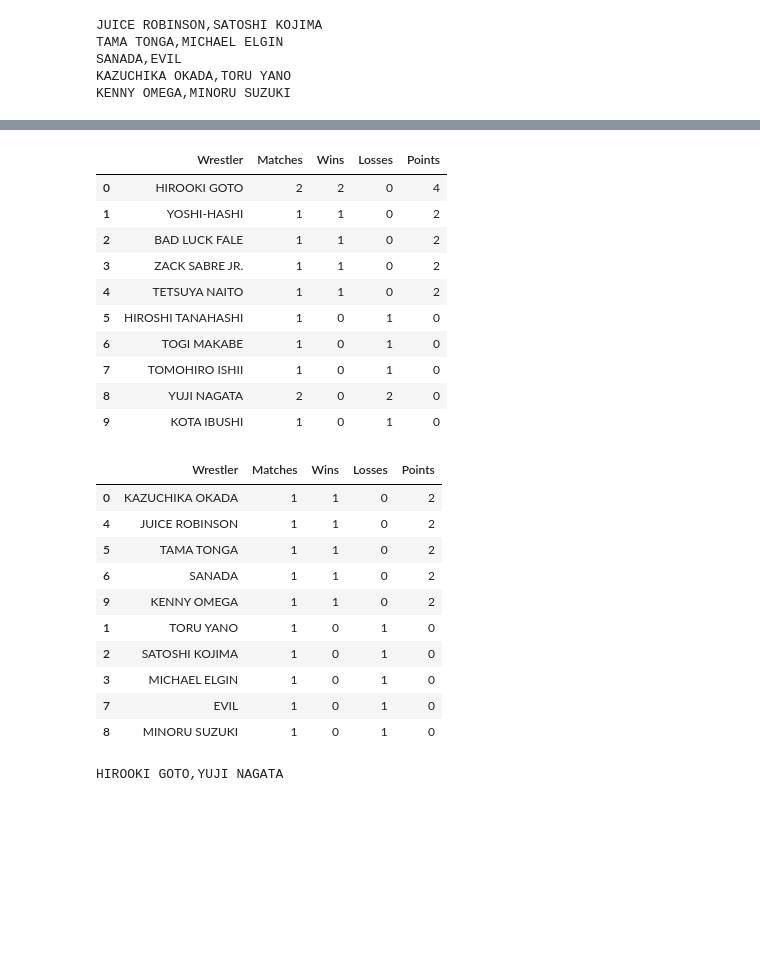
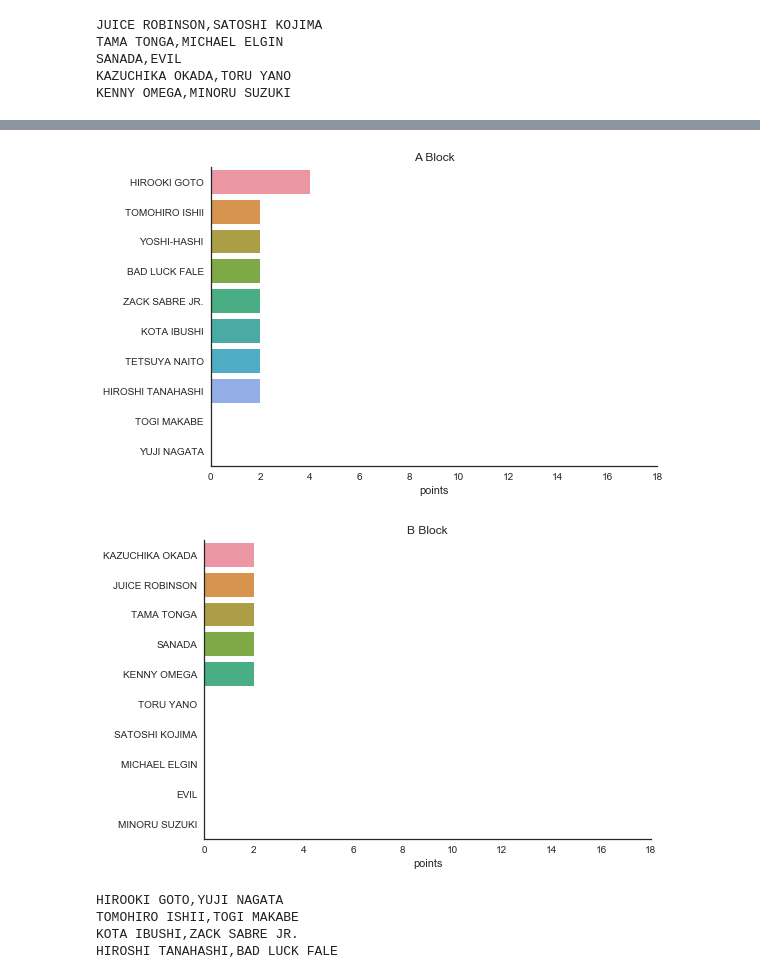
Before and after one commit to ShahnurIslam/G1_Climax1, a Jupyter notebook: G1 Climax Analysis.ipynb, the cells around one changed output, grey strips where cells are left out. Drawn from its saved outputs; the diff is of its cells as text; code cells hidden in the pictures; blank space fills up the shorter version.

```diff
--- a/G1 Climax Analysis.ipynb
+++ b/G1 Climax Analysis.ipynb
@@ -8,6 +8,7 @@ import itertools
 import matplotlib.pyplot as plt
 import seaborn as sns
 pd.options.display.float_format = '{:,.0f}'.format
+sns.set_style('white')
 # %% [markdown]
 Read the csv file with the block names
 # %%
@@ -216,40 +168,0 @@ A_Block = A_Block.sort_values(['Points'],ascending=False)
-# %%
-A_Block
-# %% [output]
-|  | Wrestler | Matches | Wins | Losses | Points |
-| 0 | HIROOKI GOTO | 2 | 2 | 0 | 4 |
-| 1 | YOSHI-HASHI | 1 | 1 | 0 | 2 |
-| 2 | BAD LUCK FALE | 1 | 1 | 0 | 2 |
-| 3 | ZACK SABRE JR. | 1 | 1 | 0 | 2 |
-| 4 | TETSUYA NAITO | 1 | 1 | 0 | 2 |
-| 5 | HIROSHI TANAHASHI | 1 | 0 | 1 | 0 |
-| 6 | TOGI MAKABE | 1 | 0 | 1 | 0 |
-| 7 | TOMOHIRO ISHII | 1 | 0 | 1 | 0 |
-| 8 | YUJI NAGATA | 2 | 0 | 2 | 0 |
-| 9 | KOTA IBUSHI | 1 | 0 | 1 | 0 |
-# %%
-B_Block['Wins'] = B_Block['Wrestler'].map(B_matches['Winner'].value_counts())
-B_Block['Losses'] = B_Block['Wrestler'].map(B_matches['Loser'].value_counts())
-B_Block = B_Block.fillna(0)
-B_Block['Matches'] = B_Block['Wins'] + B_Block['Losses']
-B_Block = B_Block[['Wrestler','Matches','Wins','Losses']]
-B_Block['Points'] = B_Block['Wins']*2
-B_Block = B_Block.sort_values(['Points'],ascending=False)
-# %%
-B_Block
-# %% [output]
-|  | Wrestler | Matches | Wins | Losses | Points |
-| 0 | KAZUCHIKA OKADA | 1 | 1 | 0 | 2 |
-| 4 | JUICE ROBINSON | 1 | 1 | 0 | 2 |
-| 5 | TAMA TONGA | 1 | 1 | 0 | 2 |
-| 6 | SANADA | 1 | 1 | 0 | 2 |
-| 9 | KENNY OMEGA | 1 | 1 | 0 | 2 |
-| 1 | TORU YANO | 1 | 0 | 1 | 0 |
-| 2 | SATOSHI KOJIMA | 1 | 0 | 1 | 0 |
-| 3 | MICHAEL ELGIN | 1 | 0 | 1 | 0 |
-| 7 | EVIL | 1 | 0 | 1 | 0 |
-| 8 | MINORU SUZUKI | 1 | 0 | 1 | 0 |
-# %%
-updateresults(A_matches, 'Hirooki', 'Nagata')
-# %% [output]
-HIROOKI GOTO,YUJI NAGATA
@@ -255,0 +171,28 @@ HIROOKI GOTO,YUJI NAGATA
+# %%
+ax= sns.barplot(y='Wrestler', x='Points', data=A_Block)
+ax.set_xlim(0,18)
+sns.despine()
+ax.set_ylabel('')
+ax.set_xlabel('points')
+ax.set_title('A Block')
+plt.show()
+ax= sns.barplot(y='Wrestler', x='Points', data=B_Block)
+ax.set_xlim(0,18)
+sns.despine()
+ax.set_ylabel('')
+ax.set_xlabel('points')
+ax.set_title('B Block')
+plt.show()
+# %% [output]
+[figure, added]
+[figure, added]
+# %%
+updateresults(A_matches, 'Hirooki', 'Nagata')
+updateresults(A_matches,'ISHII', 'Togi')
+updateresults(A_matches,'Ibushi', 'Zack')
+updateresults(A_matches,'Tanaha', 'Fale')
+# %% [output]
+HIROOKI GOTO,YUJI NAGATA
+TOMOHIRO ISHII,TOGI MAKABE
+KOTA IBUSHI,ZACK SABRE JR.
+HIROSHI TANAHASHI,BAD LUCK FALE
```
Also changed, not shown: parts of 21 cells of this notebook.
